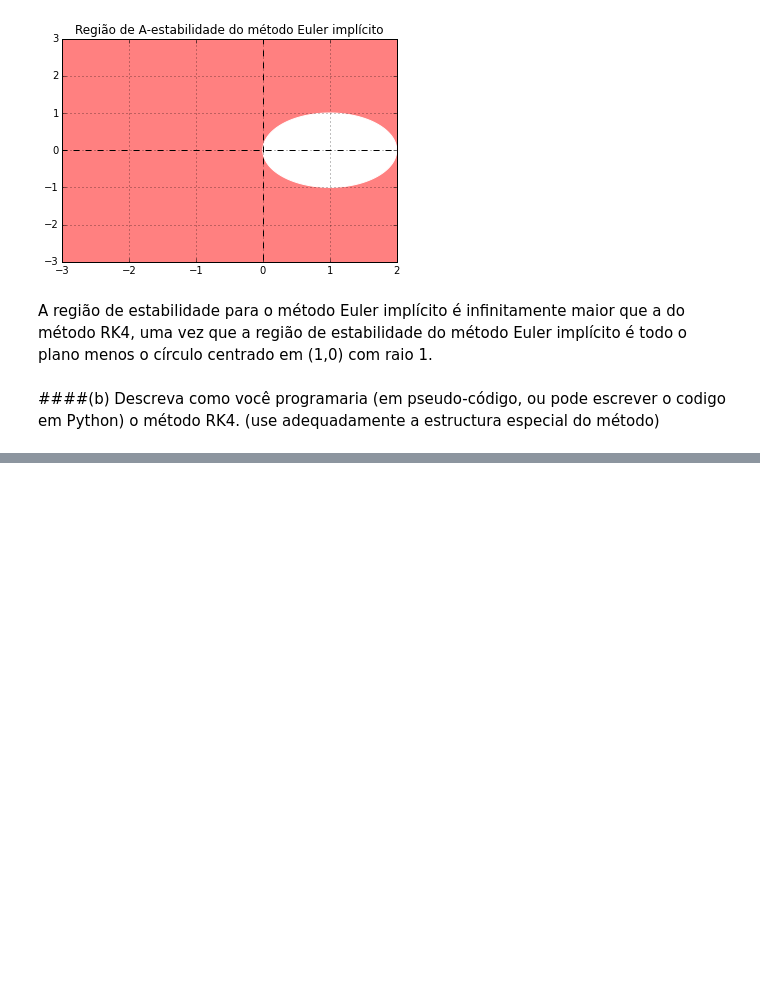
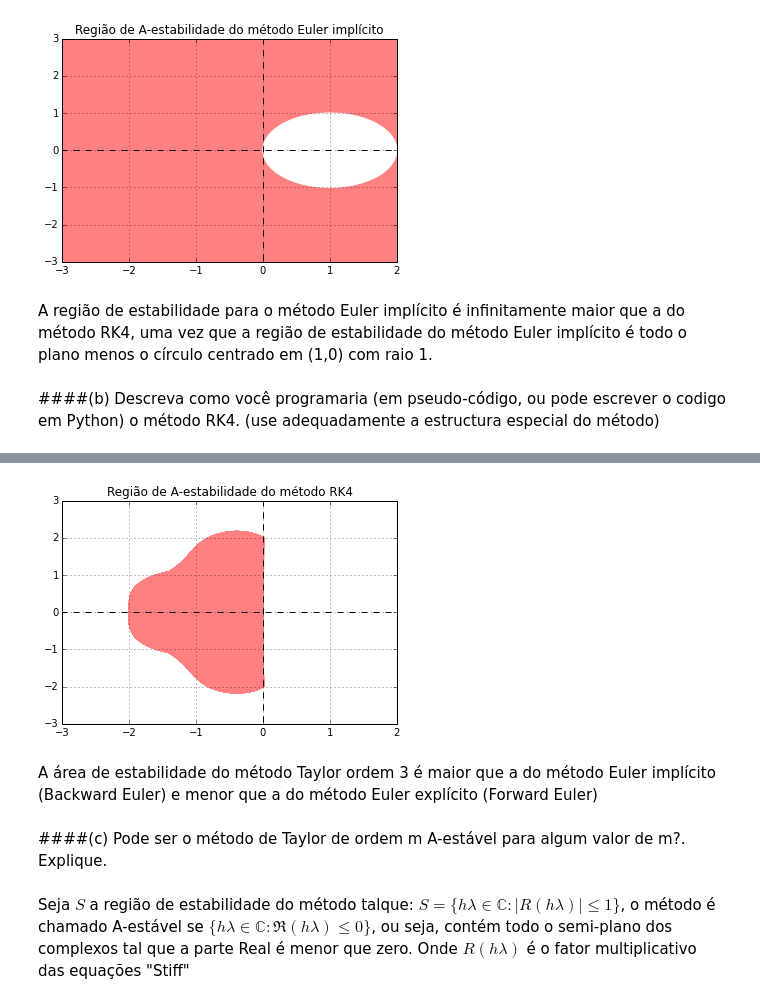
Before and after one commit to marciomacielbastos/SimComp, a Jupyter notebook: Lista4_SC.ipynb, the cells around one changed output, grey strips where cells are left out. Saved outputs shown, nothing was run; the diff lists cells and outputs as text; code cells hidden in the pictures; blank space fills up the shorter version.

```diff
--- a/Lista4_SC.ipynb
+++ b/Lista4_SC.ipynb
@@ -508,0 +574,39 @@ Início
+# %%
+R = np.array([])
+for i in range(len(r)):
+    k = np.roots([(1/float(4)),(1/float(2)),1,(1-r[i])])
+    R = np.append(R,k)
+M = np.array([])
+for i in range(len(r)):
+    k = np.roots([0.5,1,(1-r[i])])
+    M = np.append(M,k)
+# %%
+Path=mpath.Path
+fig = plt.figure()
+for name,z in zip(['RK4','teste'],[[1j,1-1j,1+1j],R]):
+    fig.clf()
+    ax=fig.add_subplot(111)
+
+    verts=map(lambda z:(real(z),imag(z)), z)
+
+    codes=[Path.MOVETO]+[Path.LINETO]*(len(verts)-2)+[Path.CLOSEPOLY]
+
+    path=mpath.Path(verts,codes)
+    patch=mpatches.PathPatch(path,facecolor=[1, 0.5, 0.5], edgecolor=[1, 0.5, 0.5],alpha=1)
+    ax.add_patch(patch)
+    ax.plot(M.real,M.imag/float(1.5), color=[1, 0.5, 0.5])
+    ax.plot(M.real+2.0335,4*M.imag, color=[1, 1, 1])
+    ax.plot([-6,4],[0,0],'--',color='black')
+    ax.plot([0,0],[-6,6],'--',color='black')
+    ax.set_xlim(-3,2)
+    ax.set_ylim(-3,3)
+    plt.title(u'Região de A-estabilidade do método RK4')
+plt.grid()
+# %% [output]
+[figure, added]
+# %% [markdown]
+A área de estabilidade do método Taylor ordem 3 é maior que a do método Euler implícito (Backward Euler) e menor que a do método Euler explícito (Forward Euler)
+# %% [markdown]
+####(c) Pode ser o método de Taylor de ordem m A-estável para algum valor de m?. Explique.
+# %% [markdown]
+Seja $S$ a região de estabilidade do método talque: $S=\{h\lambda \in \mathbb{C}:|R(h\lambda)|\leq 1\}$, o método é chamado A-estável se $\{h\lambda \in \mathbb{C}:\Re(h\lambda)\leq 0\}$, ou seja, contém todo o semi-plano dos complexos tal que a parte Real é menor que zero. Onde $R(h\lambda)$ é o fator multiplicativo das equações "Stiff"
```
Also changed, not shown: parts of 13 cells of this notebook.
